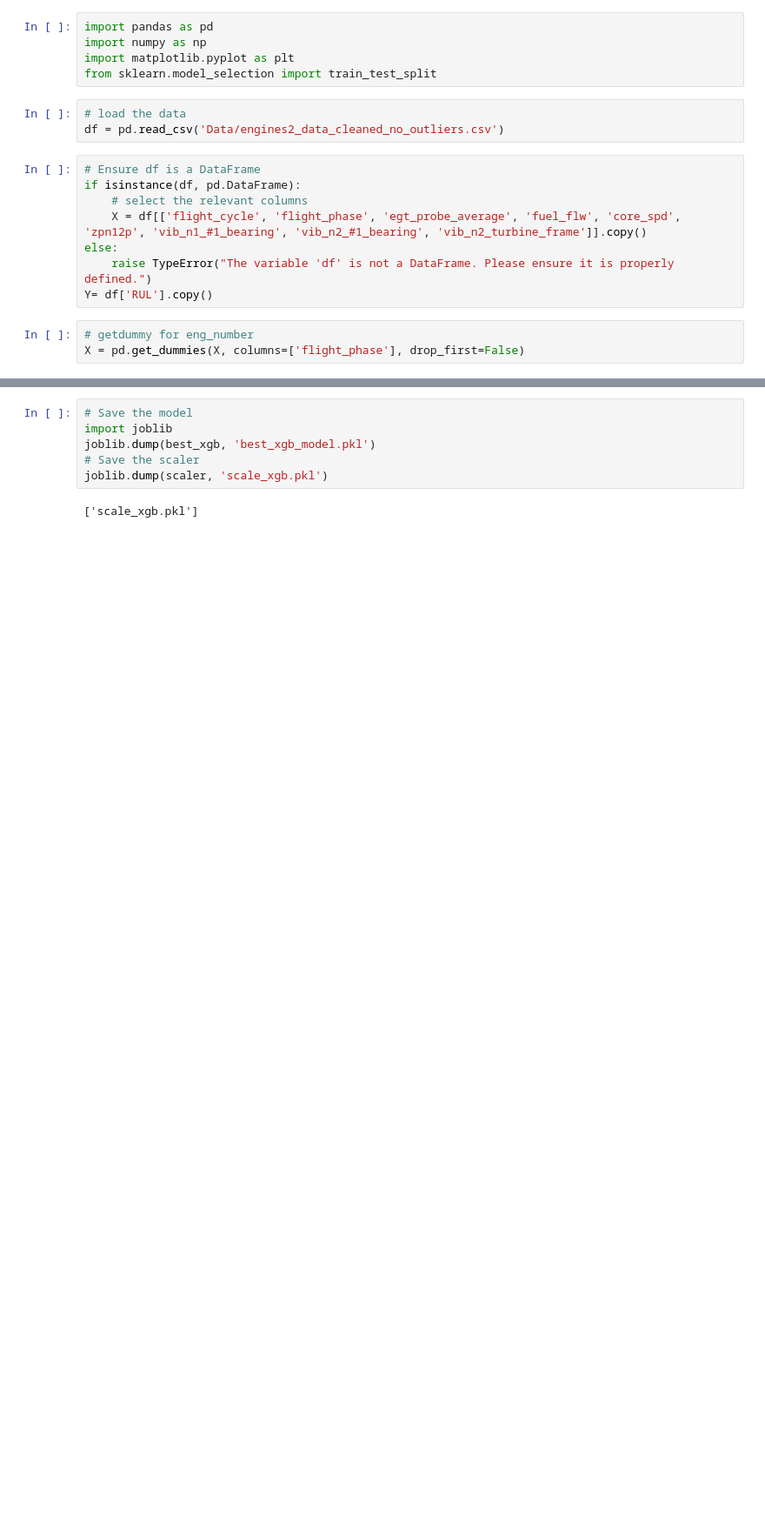
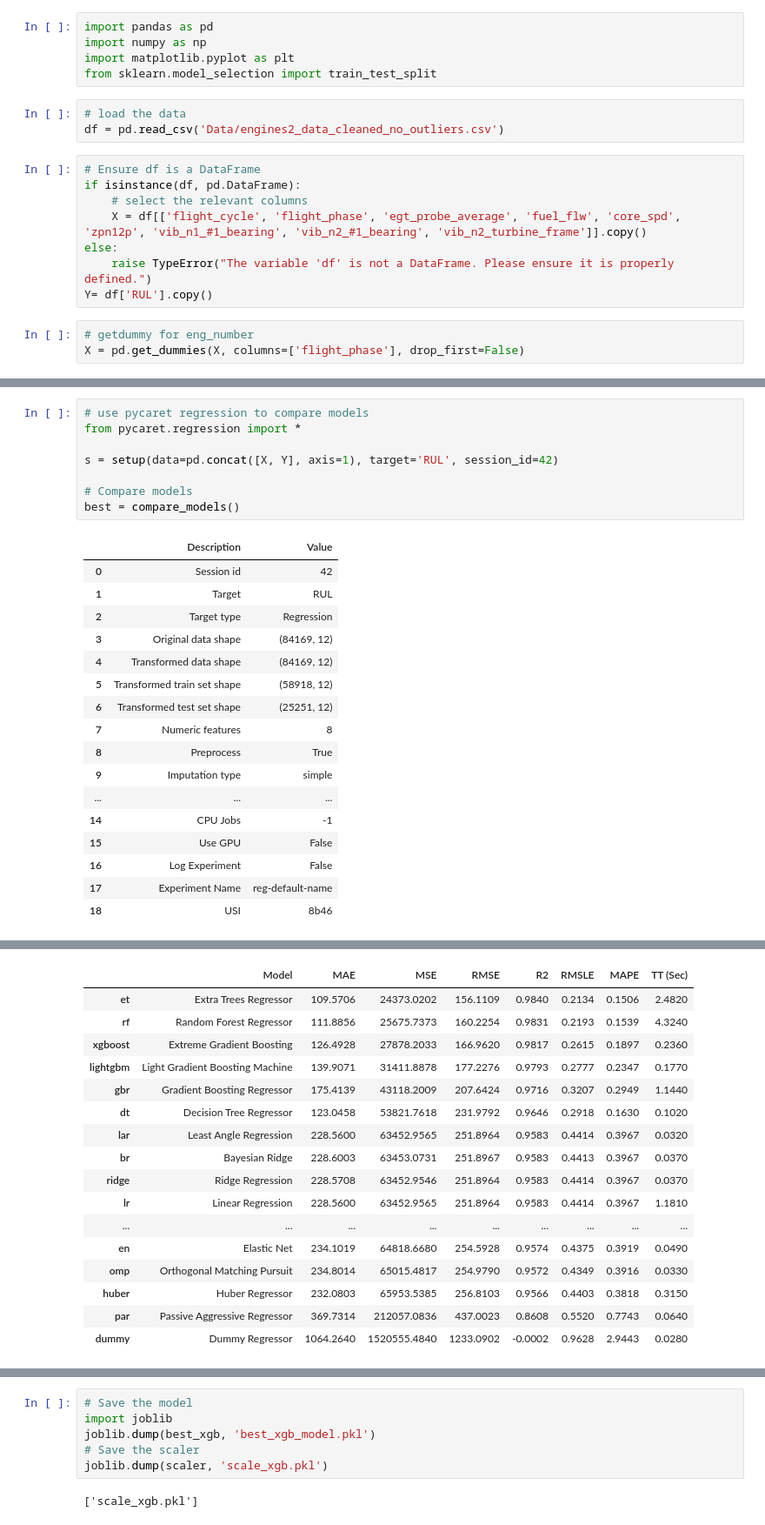
Before and after one commit to ahmadhodeb/PM-time-series, a Jupyter notebook: predictive maintenance_ml.ipynb, the cells around one changed output, grey strips where cells are left out. Shown: that part at 87% size. Drawn from its saved outputs; the diff is of its cells as text; blank space fills up the shorter version.

```diff
--- a/predictive maintenance_ml.ipynb
+++ b/predictive maintenance_ml.ipynb
@@ -44 +51,27 @@ flight_phase_TAKEOFF        True
 dtype: object
+# %%
+# use pycaret regression to compare models
+from pycaret.regression import *
+
+s = setup(data=pd.concat([X, Y], axis=1), target='RUL', session_id=42)
+
+# Compare models
+best = compare_models()
+# %% [output]
+|  | Description | Value |
+| 0 | Session id | 42 |
+| 1 | Target | RUL |
+| 2 | Target type | Regression |
+| 3 | Original data shape | (84169, 12) |
+| 4 | Transformed data shape | (84169, 12) |
+| 5 | Transformed train set shape | (58918, 12) |
+| 6 | Transformed test set shape | (25251, 12) |
+| 7 | Numeric features | 8 |
+| 8 | Preprocess | True |
+| 9 | Imputation type | simple |
+| ... | ... | ... |
+| 14 | CPU Jobs | -1 |
+| 15 | Use GPU | False |
+| 16 | Log Experiment | False |
+| 17 | Experiment Name | reg-default-name |
+| 18 | USI | 8b46 |
@@ -44,0 +79,17 @@ dtype: object
+|  | Model | MAE | MSE | RMSE | R2 | RMSLE | MAPE | TT (Sec) |
+| et | Extra Trees Regressor | 109.5706 | 24373.0202 | 156.1109 | 0.9840 | 0.2134 | 0.1506 | 2.4820 |
+| rf | Random Forest Regressor | 111.8856 | 25675.7373 | 160.2254 | 0.9831 | 0.2193 | 0.1539 | 4.3240 |
+| xgboost | Extreme Gradient Boosting | 126.4928 | 27878.2033 | 166.9620 | 0.9817 | 0.2615 | 0.1897 | 0.2360 |
+| lightgbm | Light Gradient Boosting Machine | 139.9071 | 31411.8878 | 177.2276 | 0.9793 | 0.2777 | 0.2347 | 0.1770 |
+| gbr | Gradient Boosting Regressor | 175.4139 | 43118.2009 | 207.6424 | 0.9716 | 0.3207 | 0.2949 | 1.1440 |
+| dt | Decision Tree Regressor | 123.0458 | 53821.7618 | 231.9792 | 0.9646 | 0.2918 | 0.1630 | 0.1020 |
+| lar | Least Angle Regression | 228.5600 | 63452.9565 | 251.8964 | 0.9583 | 0.4414 | 0.3967 | 0.0320 |
+| br | Bayesian Ridge | 228.6003 | 63453.0731 | 251.8967 | 0.9583 | 0.4413 | 0.3967 | 0.0370 |
+| ridge | Ridge Regression | 228.5708 | 63452.9546 | 251.8964 | 0.9583 | 0.4414 | 0.3967 | 0.0370 |
+| lr | Linear Regression | 228.5600 | 63452.9565 | 251.8964 | 0.9583 | 0.4414 | 0.3967 | 1.1810 |
+| ... | ... | ... | ... | ... | ... | ... | ... | ... |
+| en | Elastic Net | 234.1019 | 64818.6680 | 254.5928 | 0.9574 | 0.4375 | 0.3919 | 0.0490 |
+| omp | Orthogonal Matching Pursuit | 234.8014 | 65015.4817 | 254.9790 | 0.9572 | 0.4349 | 0.3916 | 0.0330 |
+| huber | Huber Regressor | 232.0803 | 65953.5385 | 256.8103 | 0.9566 | 0.4403 | 0.3818 | 0.3150 |
+| par | Passive Aggressive Regressor | 369.7314 | 212057.0836 | 437.0023 | 0.8608 | 0.5520 | 0.7743 | 0.0640 |
+| dummy | Dummy Regressor | 1064.2640 | 1520555.4840 | 1233.0902 | -0.0002 | 0.9628 | 2.9443 | 0.0280 |
```
Also changed, not shown: parts of 21 cells of this notebook, 17 other files.
